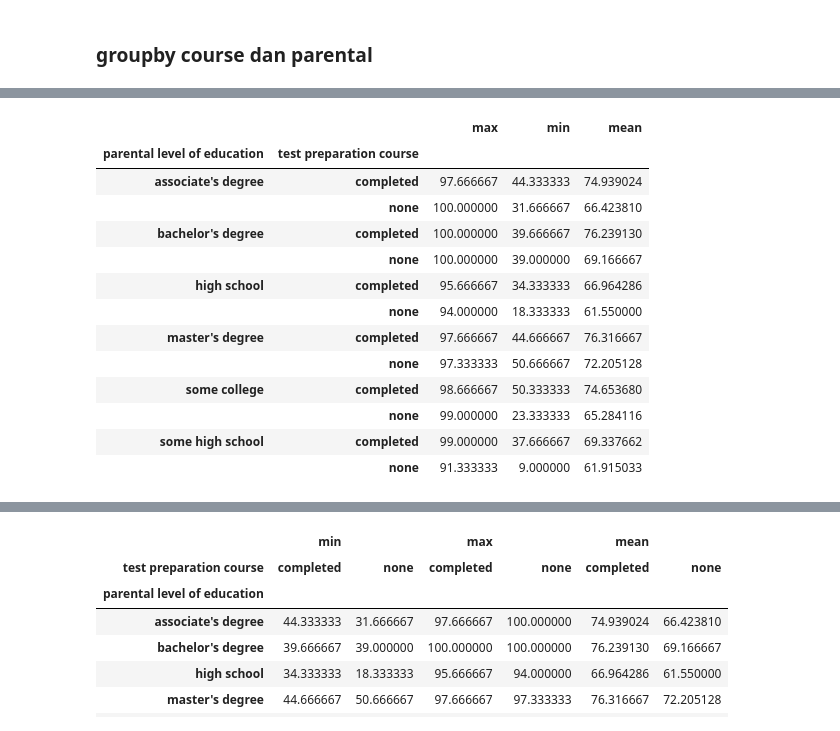
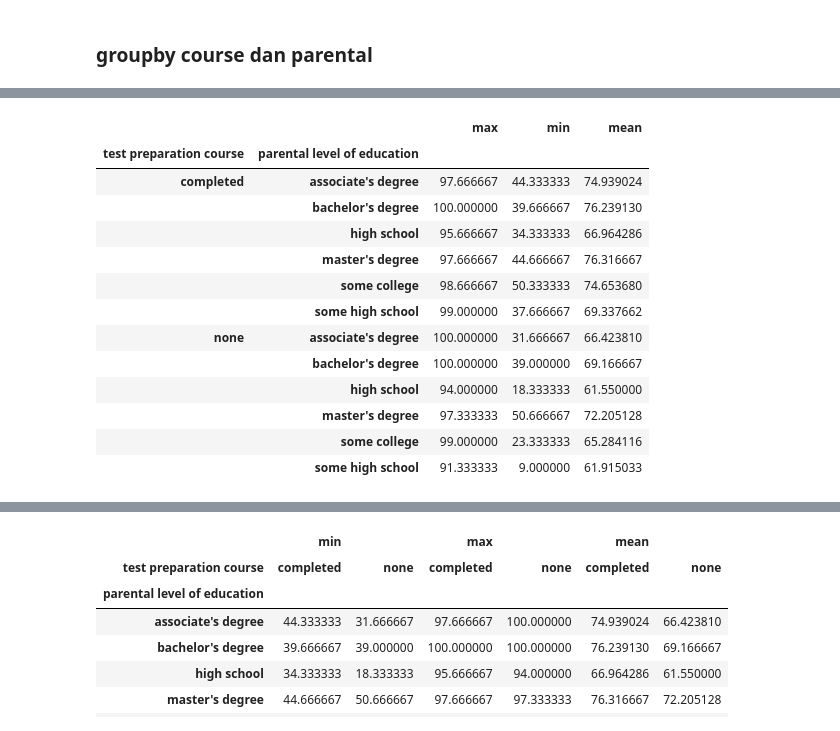
Before and after one commit to amilafr/algo-python-pro2, a Jupyter notebook: M3L4_Solving_an_analytical_case.ipynb, the cells around one changed output, grey strips where cells are left out. Cells and saved outputs as stored; diff of their text form; code cells hidden in the pictures.

```diff
--- a/M3L4_Solving_an_analytical_case.ipynb
+++ b/M3L4_Solving_an_analytical_case.ipynb
@@ -66,9 +77,14 @@ Name: count, dtype: int64
 # %% [markdown]
 ## rata2 nilai per anak
+# %%
+# tambahkan kolom rata2 score (math, reading, writing)
+mean_score = (df['math score'] + df['writing score'] + df['reading score']) / 3
+
+df['mean score'] = mean_score
 # %%
-mean_nilai = (df['math score'] + df['reading score'] + df['writing score']) / 3
+# mean_nilai = (df['math score'] + df['reading score'] + df['writing score']) / 3
 
-df['mean score'] = mean_nilai
+# df['mean score'] = mean_nilai
 # %%
 df.info()
 # %% [output]
@@ -131,18 +192,18 @@ Name: mean score, dtype: float64
 # %%
-# rata2 mean score untuk tiap parental dan course
-df.groupby(by = ['parental level of education','test preparation course'])['mean score'].agg(['max', 'min', 'mean'])
+# # rata2 mean score untuk tiap parental dan course
+df.groupby(by = ['test preparation course', 'parental level of education'])['mean score'].agg(['max', 'min', 'mean'])
 # %% [output]
 |  |  | max | min | mean |
-| parental level of education | test preparation course |  |  |  |
-| associate's degree | completed | 97.666667 | 44.333333 | 74.939024 |
-|  | none | 100.000000 | 31.666667 | 66.423810 |
-| bachelor's degree | completed | 100.000000 | 39.666667 | 76.239130 |
-|  | none | 100.000000 | 39.000000 | 69.166667 |
-| high school | completed | 95.666667 | 34.333333 | 66.964286 |
-|  | none | 94.000000 | 18.333333 | 61.550000 |
-| master's degree | completed | 97.666667 | 44.666667 | 76.316667 |
-|  | none | 97.333333 | 50.666667 | 72.205128 |
-| some college | completed | 98.666667 | 50.333333 | 74.653680 |
-|  | none | 99.000000 | 23.333333 | 65.284116 |
-| some high school | completed | 99.000000 | 37.666667 | 69.337662 |
-|  | none | 91.333333 | 9.000000 | 61.915033 |
+| test preparation course | parental level of education |  |  |  |
+| completed | associate's degree | 97.666667 | 44.333333 | 74.939024 |
+|  | bachelor's degree | 100.000000 | 39.666667 | 76.239130 |
+|  | high school | 95.666667 | 34.333333 | 66.964286 |
+|  | master's degree | 97.666667 | 44.666667 | 76.316667 |
+|  | some college | 98.666667 | 50.333333 | 74.653680 |
+|  | some high school | 99.000000 | 37.666667 | 69.337662 |
+| none | associate's degree | 100.000000 | 31.666667 | 66.423810 |
+|  | bachelor's degree | 100.000000 | 39.000000 | 69.166667 |
+|  | high school | 94.000000 | 18.333333 | 61.550000 |
+|  | master's degree | 97.333333 | 50.666667 | 72.205128 |
+|  | some college | 99.000000 | 23.333333 | 65.284116 |
+|  | some high school | 91.333333 | 9.000000 | 61.915033 |
```
Also changed, not shown: parts of 14 cells of this notebook.
